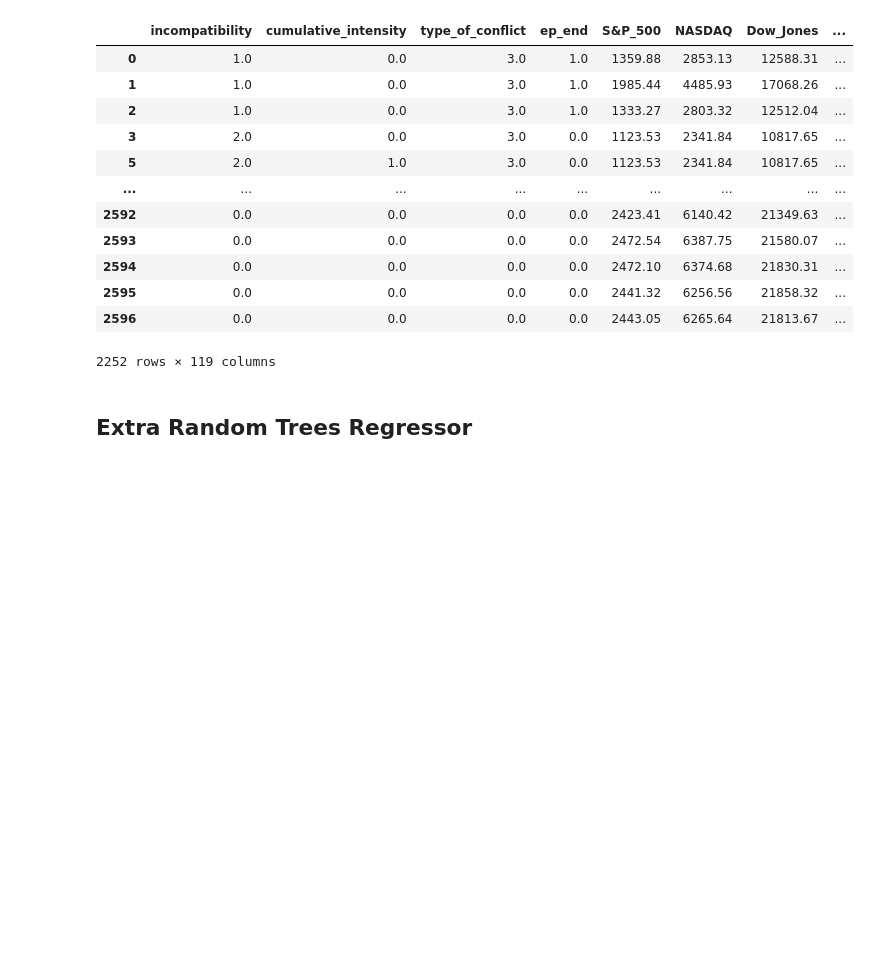
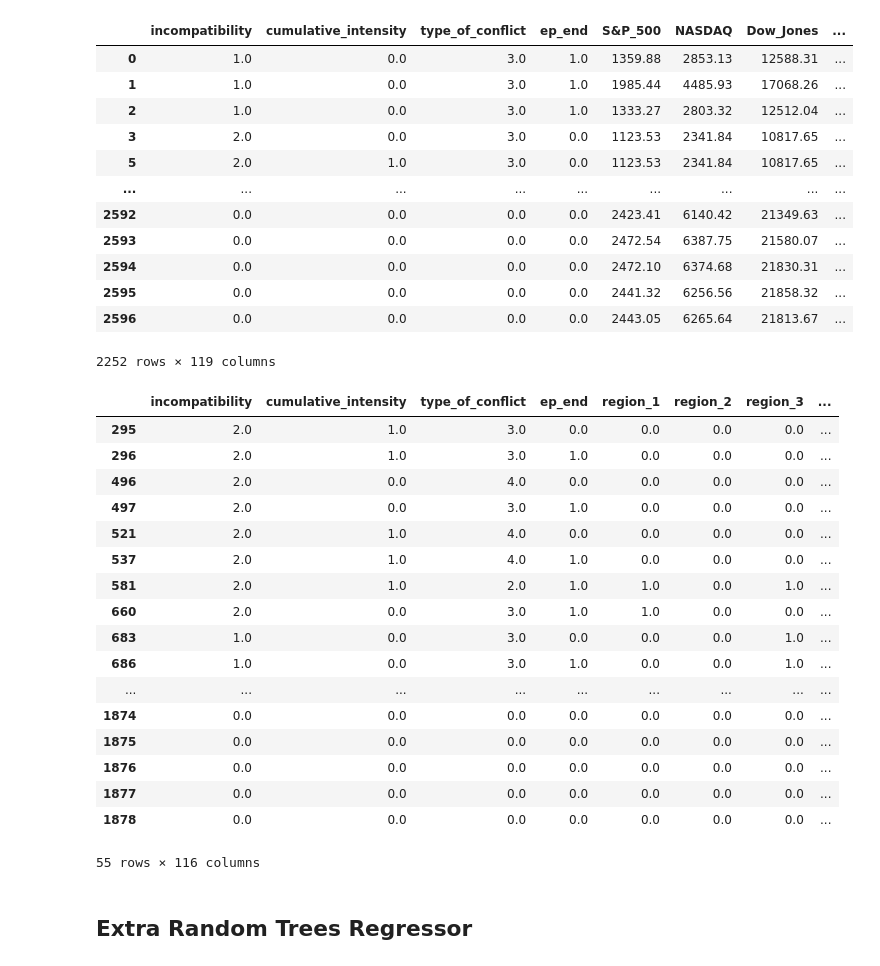
Before and after one commit to THeath15/Team1--Project, a Jupyter notebook: ml_dev.ipynb, the cells around one changed output. Saved outputs shown, nothing was run; the diff lists cells and outputs as text; code cells hidden in the pictures; blank space fills up the shorter version.

```diff
--- a/ml_dev.ipynb
+++ b/ml_dev.ipynb
@@ -247,6 +247,27 @@ X_scaler = StandardScaler()
 
 X_train_scaled = X_scaler.fit_transform(X_train)
 X_test_scaled = X_scaler.transform(X_test)
+# %%
+X[X.year == 2001]
+# %% [output]
+|  | incompatibility | cumulative_intensity | type_of_conflict | ep_end | region_1 | region_2 | region_3 | ... |
+| 295 | 2.0 | 1.0 | 3.0 | 0.0 | 0.0 | 0.0 | 0.0 | ... |
+| 296 | 2.0 | 1.0 | 3.0 | 1.0 | 0.0 | 0.0 | 0.0 | ... |
+| 496 | 2.0 | 0.0 | 4.0 | 0.0 | 0.0 | 0.0 | 0.0 | ... |
+| 497 | 2.0 | 0.0 | 3.0 | 1.0 | 0.0 | 0.0 | 0.0 | ... |
+| 521 | 2.0 | 1.0 | 4.0 | 0.0 | 0.0 | 0.0 | 0.0 | ... |
+| 537 | 2.0 | 1.0 | 4.0 | 1.0 | 0.0 | 0.0 | 0.0 | ... |
+| 581 | 2.0 | 1.0 | 2.0 | 1.0 | 1.0 | 0.0 | 1.0 | ... |
+| 660 | 2.0 | 0.0 | 3.0 | 1.0 | 1.0 | 0.0 | 0.0 | ... |
+| 683 | 1.0 | 0.0 | 3.0 | 0.0 | 0.0 | 0.0 | 1.0 | ... |
+| 686 | 1.0 | 0.0 | 3.0 | 1.0 | 0.0 | 0.0 | 1.0 | ... |
+| ... | ... | ... | ... | ... | ... | ... | ... | ... |
+| 1874 | 0.0 | 0.0 | 0.0 | 0.0 | 0.0 | 0.0 | 0.0 | ... |
+| 1875 | 0.0 | 0.0 | 0.0 | 0.0 | 0.0 | 0.0 | 0.0 | ... |
+| 1876 | 0.0 | 0.0 | 0.0 | 0.0 | 0.0 | 0.0 | 0.0 | ... |
+| 1877 | 0.0 | 0.0 | 0.0 | 0.0 | 0.0 | 0.0 | 0.0 | ... |
+| 1878 | 0.0 | 0.0 | 0.0 | 0.0 | 0.0 | 0.0 | 0.0 | ... |
+55 rows × 116 columns
 # %% [markdown]
 ## Extra Random Trees Regressor
 # %%
```
Also changed, not shown: parts of 2 cells of this notebook.
